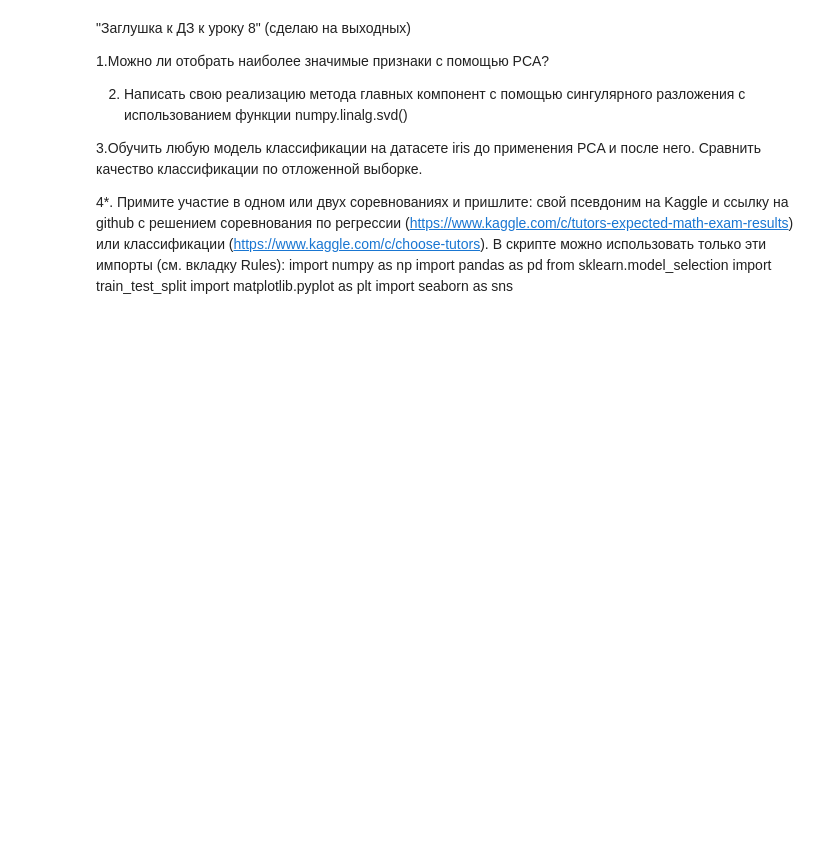
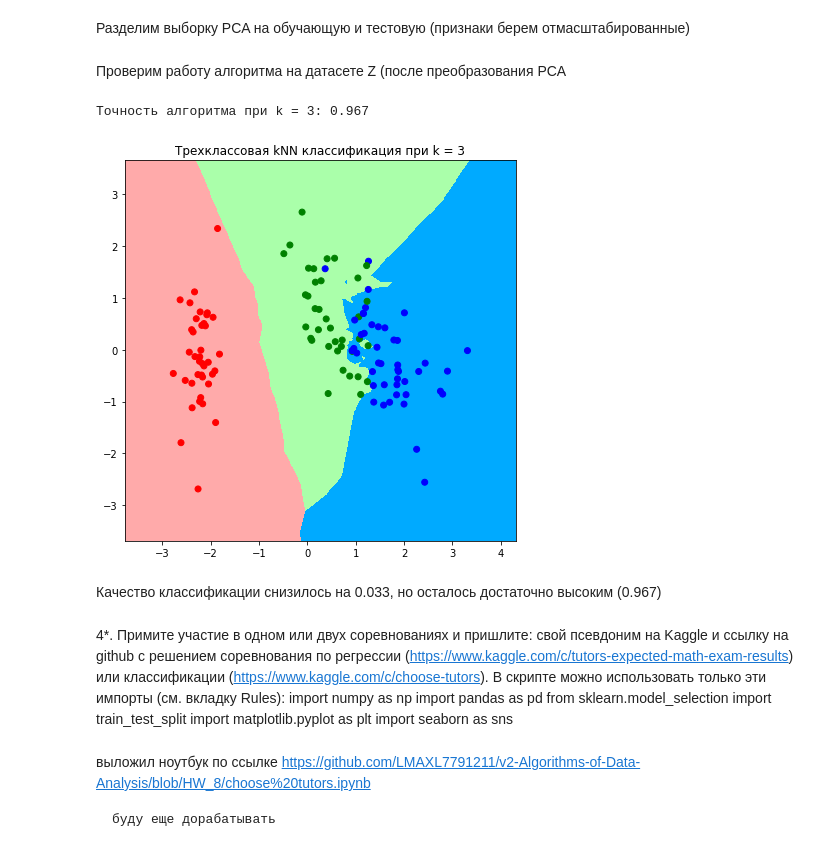
Before and after one commit to LMAXL7791211/v2-Algorithms-of-Data-Analysis, a Jupyter notebook: HW lesson 8.ipynb, the cells around one changed output. Cells and saved outputs as stored; diff of their text form; code cells hidden in the pictures; blank space fills up the shorter version.

```diff
--- a/HW lesson 8.ipynb
+++ b/HW lesson 8.ipynb
@@ -0,0 +223,6 @@
+# %%
+k = 3
+
+y_pred = knn(X_train, y_train, X_test, k)
+
+print(f'Точность алгоритма при k = {k}: {accuracy(y_pred, y_test):.3f}')
@@ -0,0 +233,25 @@
+# %%
+def get_graph(X_train, y_train, k):
+    cmap_light = ListedColormap(['#FFAAAA', '#AAFFAA','#00AAFF'])
+
+    h = .02
+
+    # Расчет пределов графика
+    x_min, x_max = X_train[:, 0].min() - 1, X_train[:, 0].max() + 1
+    y_min, y_max = X_train[:, 1].min() - 1, X_train[:, 1].max() + 1
+    xx, yy = np.meshgrid(np.arange(x_min, x_max, h), np.arange(y_min, y_max, h))
+
+    # Получим предсказания для всех точек
+    Z = knn(X_train, y_train, np.c_[xx.ravel(), yy.ravel()], k)
+
+    # Построим график
+    Z = np.array(Z).reshape(xx.shape)
+    plt.figure(figsize=(7,7))
+    plt.pcolormesh(xx, yy, Z, cmap=cmap_light)
+
+    # Добавим на график обучающую выборку
+    plt.scatter(X_train[:, 0], X_train[:, 1], c=y_train, cmap=cmap)
+    plt.xlim(xx.min(), xx.max())
+    plt.ylim(yy.min(), yy.max())
+    plt.title(f"Трехклассовая kNN классификация при k = {k}")
+    plt.show()
@@ -1,14 +262,24 @@
+# %% [markdown]
+Разделим выборку PCA на обучающую и тестовую (признаки берем отмасштабированные)
+# %%
+X_train, X_test, y_train, y_test = model_selection.train_test_split(Z, y, test_size=0.2, random_state=1)
+# %% [markdown]
+Проверим работу алгоритма на датасете Z (после преобразования PCA
+# %%
+k = 3
+
+y_pred = knn(X_train, y_train, X_test, k)
+
+print(f'Точность алгоритма при k = {k}: {accuracy(y_pred, y_test):.3f}')
+# %% [output]
+Точность алгоритма при k = 3: 0.967
+# %%
+get_graph(X_train, y_train, k)
+# %% [output]
+[figure, added]
+# %% [markdown]
+Качество классификации снизилось на 0.033, но осталось достаточно высоким (0.967)
 # %% [markdown]
-"Заглушка к ДЗ к уроку 8" (сделаю на выходных)
-
-
-1.Можно ли отобрать наиболее значимые признаки с помощью PCA?
-
-
-2. Написать свою реализацию метода главных компонент с помощью сингулярного разложения с использованием функции numpy.linalg.svd()
-
-
-3.Обучить любую модель классификации на датасете iris до применения PCA и после него. Сравнить качество классификации по отложенной выборке.
 
 
 4*. Примите участие в одном или двух соревнованиях и пришлите:
@@ -21,3 +292,7 @@ import pandas as pd
 from sklearn.model_selection import train_test_split
 import matplotlib.pyplot as plt
 import seaborn as sns
+# %% [markdown]
+выложил ноутбук по ссылке https://github.com/LMAXL7791211/v2-Algorithms-of-Data-Analysis/blob/HW_8/choose%20tutors.ipynb
+
+    буду еще дорабатывать
```
Also changed, not shown: parts of 36 cells of this notebook.
